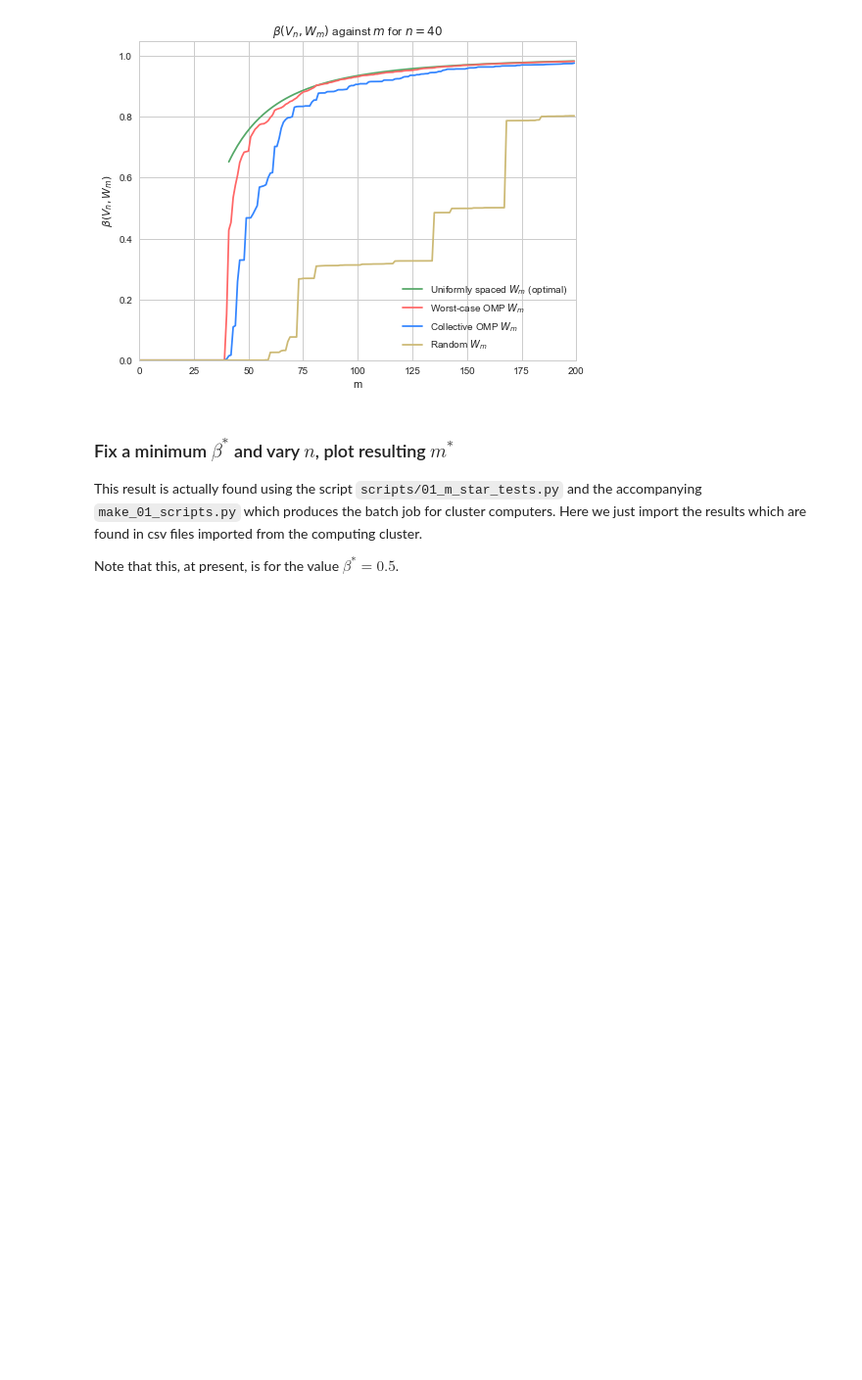
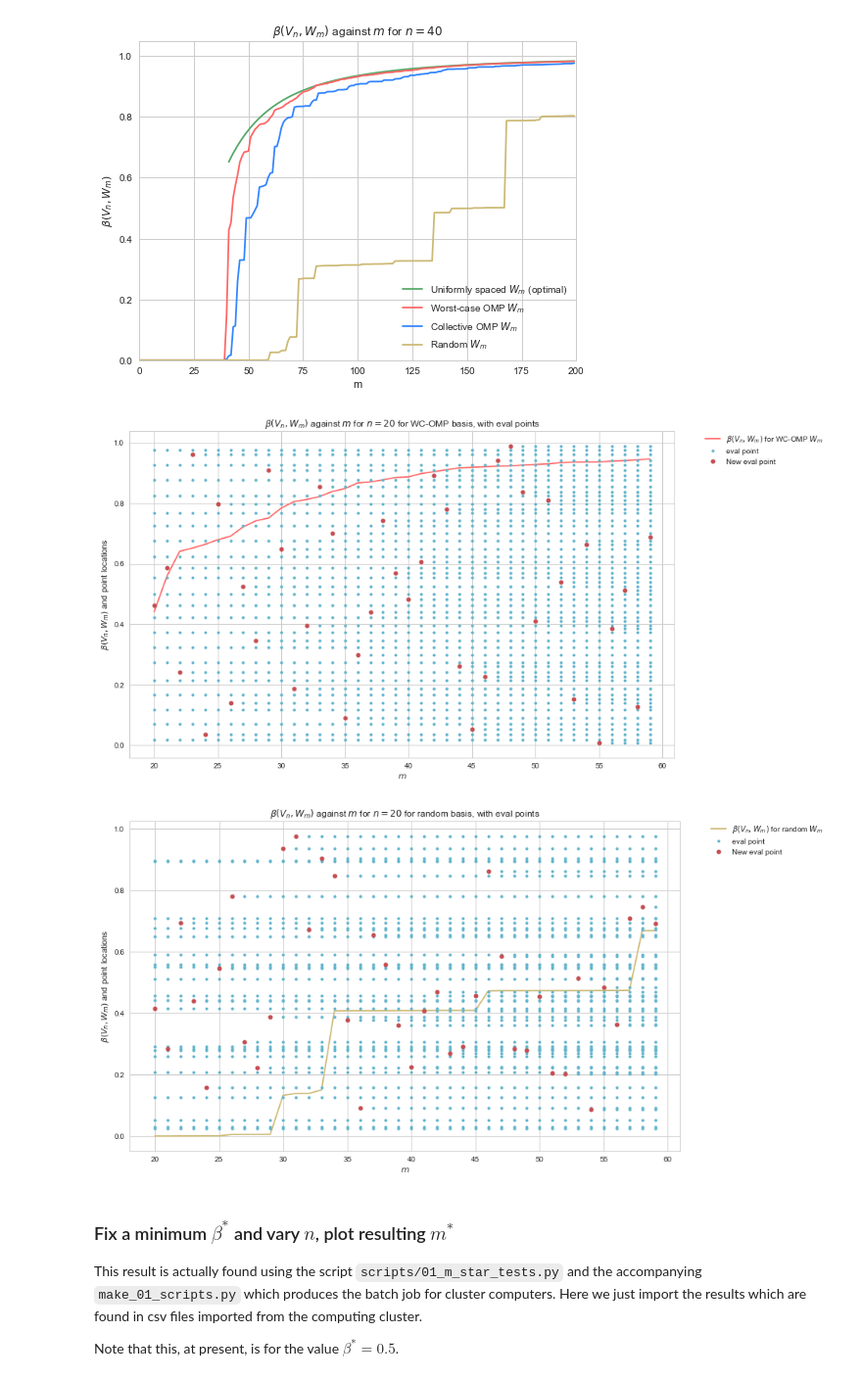
Before and after one commit to james-nichols/pyApproxTools, a Jupyter notebook: notebooks/omp/02_omp_point_eval.ipynb, the cells around one changed output. Shown at 98% size. Cells and saved outputs as stored; diff of their text form; code cells hidden in the pictures; blank space fills up the shorter version.

```diff
--- a/notebooks/omp/02_omp_point_eval.ipynb
+++ b/notebooks/omp/02_omp_point_eval.ipynb
@@ -60,12 +60,12 @@ Wms_rand = []
 
 for j, n in enumerate(ns):
 
-    gbc = pat.CollectiveOMP(m, dictionary, Vn.subspace(slice(0,n)), verbose=True)
-    Wm_comp = gbc.construct_to_m(m)
-    Wms_comp.append(Wm_comp)
-    Wm_comp_o = Wm_comp.orthonormalise()
+    #gbc = pat.CollectiveOMP(dictionary, Vn.subspace(slice(0,n)), verbose=True)
+    #Wm_comp = gbc.construct_to_m(m)
+    #Wms_comp.append(Wm_comp)
+    #Wm_comp_o = Wm_comp.orthonormalise()
 
-    wcgbc = pat.WorstCaseOMP(m, dictionary, Vn.subspace(slice(0,n)), verbose=True)
+    wcgbc = pat.WorstCaseOMP(dictionary, Vn.subspace(slice(0,n)), verbose=True)
     Wm_wcomp = wcgbc.construct_to_m(m)
     Wms_wcomp.append(Wm_wcomp)
     Wm_wcomp_o = Wm_wcomp.orthonormalise()
@@ -74,12 +74,12 @@ for j, n in enumerate(ns):
     Wms_rand.append(Wm_rand)
     Wm_rand_o = Wm_rand.orthonormalise()
 
-    BP_comp_l = pat.BasisPair(Wm_comp_o, Vn.subspace(slice(0,n)))
+    #BP_comp_l = pat.BasisPair(Wm_comp_o, Vn.subspace(slice(0,n)))
     BP_wcomp_l = pat.BasisPair(Wm_wcomp_o, Vn.subspace(slice(0,n)))
     BP_rand_l = pat.BasisPair(Wm_rand_o, Vn.subspace(slice(0,n)))
     for i in range(n, m):
-        BP_comp = BP_comp_l.subspace(Wm_indices=slice(0,i))
-        bs_comp[j, i] = BP_comp.beta()
+        #BP_comp = BP_comp_l.subspace(Wm_indices=slice(0,i))
+        #bs_comp[j, i] = BP_comp.beta()
 
         BP_wcomp =  BP_wcomp_l.subspace(Wm_indices=slice(0,i))
         bs_wcomp[j, i] = BP_wcomp.beta()
@@ -200,6 +200,57 @@ plt.show()
 [figure]
 [figure]
 [figure]
+# %%
+sns.set_palette("deep")
+sns.set_style("whitegrid")
+cp = sns.color_palette()
+
+bl = (51/255, 133/255, 255/255)
+re = (255/255, 102/255, 102/255)
+
+
+# Plot the evaluation points in the Wm_rand basis
+# (note that the basis is infact orthonormalised so this isn't *quite* an accurate picture)
+Wm_points = [vec.params_array(0)[0] for vec in Wms_wcomp[0].vecs]
+n = ns[0]
+
+axs = []
+fig = plt.figure(figsize=(13, 8))
+ax = fig.add_subplot(1, 1, 1, title=r'$\beta(V_n, W_m)$ against $m$ for $n={{{0}}}$ for WC-OMP basis, with eval points'.format(n))
+ax.set(xlabel=r'$m$', ylabel=r'$\beta(V_n, W_m)$ and point locations')
+plt.plot(range(n,n+40), bs_wcomp[0,20:60], color=re, label=r'$\beta(V_n, W_m)$ for WC-OMP $W_m$')
+
+plt.plot(n * np.ones(n-1), Wm_points[:n-1], 'o', color=cp[5], markersize=4, label='eval point')
+plt.plot(n, Wm_points[n-1], 'o', color=cp[2], markersize=6, label='New eval point')
+for m_plot in range(n, n+40-1):
+    plt.plot((m_plot+1) * np.ones(m_plot), Wm_points[:m_plot], 'o', color=cp[5], markersize=4)
+    plt.plot(m_plot+1, Wm_points[m_plot], 'o', color=cp[2], markersize=6)
+plt.legend(bbox_to_anchor=(1.05, 1), loc=2, borderaxespad=0.)
+plt.savefig('PointEvalLoc_WCOMP_20.pdf')
+plt.show()
+
+
+# Plot the evaluation points in the Wm_rand basis
+# (note that the basis is infact orthonormalised so this isn't *quite* an accurate picture)
+Wm_points = [vec.params_array(0)[0] for vec in Wms_rand[0].vecs]
+
+axs = []
+fig = plt.figure(figsize=(13, 8))
+ax = fig.add_subplot(1, 1, 1, title=r'$\beta(V_n, W_m)$ against $m$ for $n={{{0}}}$ for random basis, with eval points'.format(n))
+ax.set(xlabel=r'$m$', ylabel=r'$\beta(V_n, W_m)$ and point locations')
+plt.plot(range(n,n+40), bs_rand[0,20:60], color=cp[4], label=r'$\beta(V_n, W_m)$ for random $W_m$')
+
+plt.plot(n * np.ones(n-1), Wm_points[:n-1], 'o', color=cp[5], markersize=4, label='eval point')
+plt.plot(n, Wm_points[n-1], 'o', color=cp[2], markersize=6, label='New eval point')
+for m_plot in range(n, n+40-1):
+    plt.plot((m_plot+1) * np.ones(m_plot), Wm_points[:m_plot], 'o', color=cp[5], markersize=4)
+    plt.plot(m_plot+1, Wm_points[m_plot], 'o', color=cp[2], markersize=6)
+plt.legend(bbox_to_anchor=(1.05, 1), loc=2, borderaxespad=0.)
+plt.savefig('PointEvalLoc_rand_20.pdf')
+plt.show()
+# %% [output]
+[figure, added]
+[figure, added]
 # %% [markdown]
 ### Fix a minimum $\beta^*$ and vary $n$, plot resulting $m^*$
 
```
Also changed, not shown: parts of 1 cell of this notebook, 1 other file.
